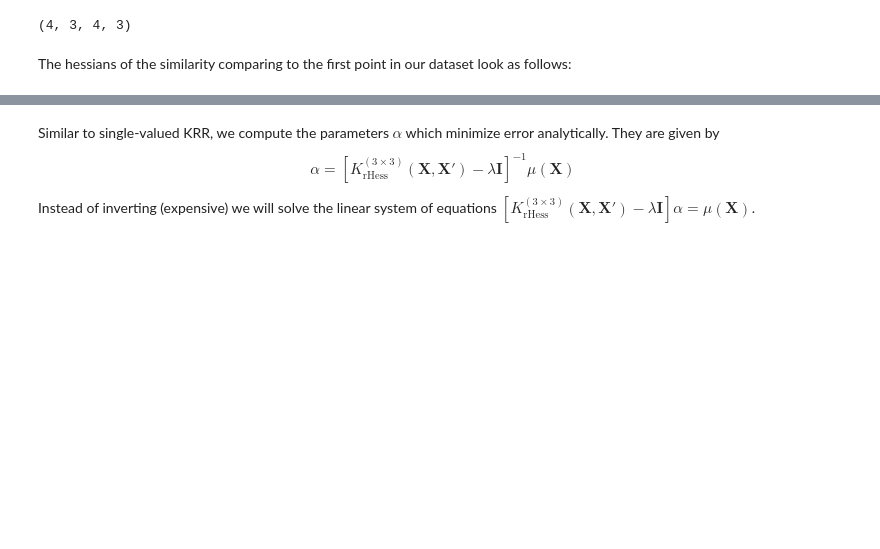
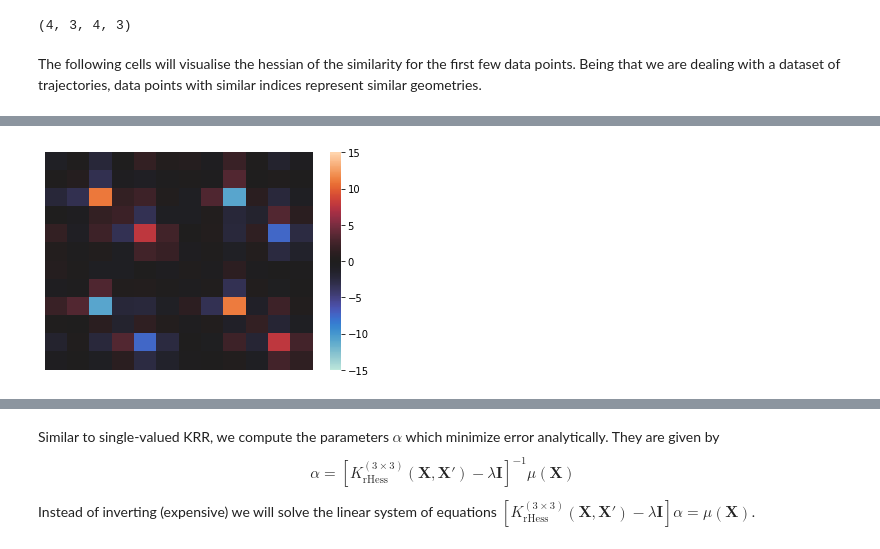
Before and after one commit to boc0/gdml, a Jupyter notebook: dipole.ipynb, the cells around one changed output, grey strips where cells are left out. Cells and saved outputs as stored; diff of their text form; code cells hidden in the pictures; blank space fills up the shorter version.

```diff
--- a/dipole.ipynb
+++ b/dipole.ipynb
@@ -67,5 +72,8 @@ _hess = hessian(_gaussian)
 print(_hess(X[1]).shape)
 # %% [output]
 (4, 3, 4, 3)
-# %% [markdown]
-The hessians of the similarity comparing to the first point in our dataset look as follows:
+# %% [markdown]
+The following cells will visualise the hessian of the similarity for the first few data points. Being that we are dealing with a dataset of trajectories, data points with similar indices represent similar geometries.
+# %%
+heatmap_animation(lambda i: _hess(X[i+1]).reshape(12, 12), name='hessians', center=0, vmax=15, vmin=-15)
+# %% [output]
@@ -72,3 +81,4 @@ The hessians of the similarity comparing to the first point in our dataset look
+[figure, added]
 # %%
 Image(filename="images/hessians.gif")
 # %% [output]
```
Also changed, not shown: parts of 15 cells of this notebook, 4 other files.
